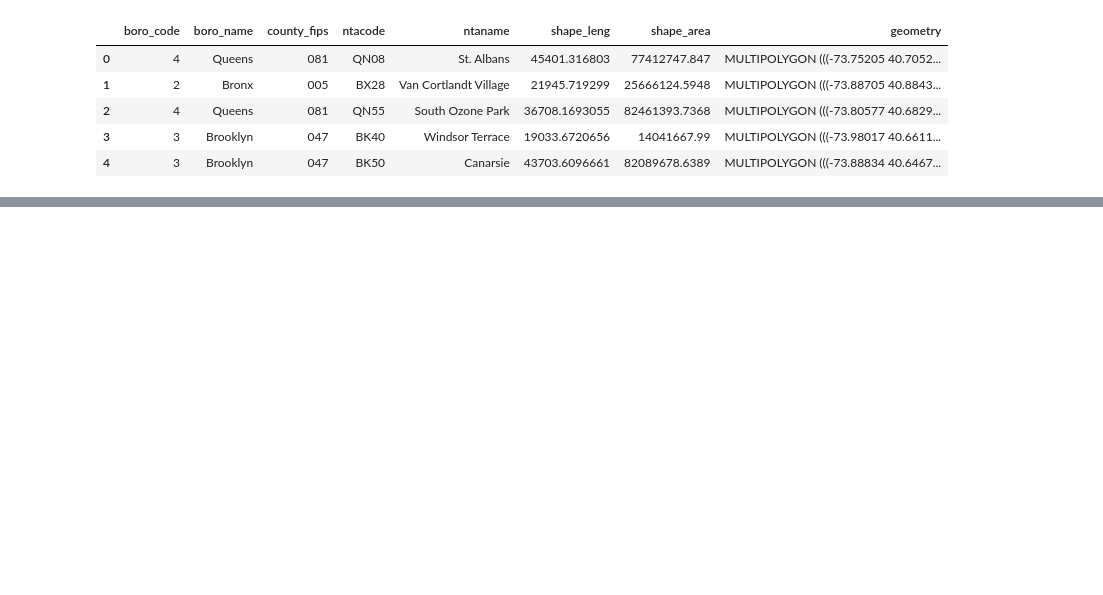
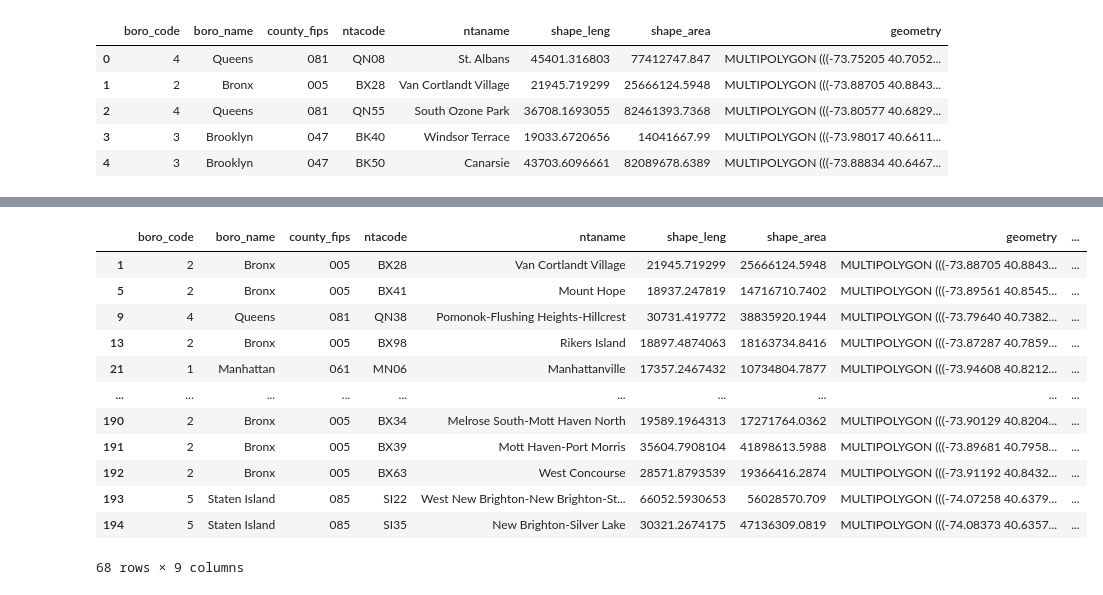
Before and after one commit to emj1020/applied_data_science_final_project, a Jupyter notebook: Scripts/02_NTA_StreetEasy_Neighborhoods.ipynb, the cells around one changed output, grey strips where cells are left out. Cells and saved outputs as stored; diff of their text form; code cells hidden in the pictures; blank space fills up the shorter version.

```diff
--- a/Scripts/02_NTA_StreetEasy_Neighborhoods.ipynb
+++ b/Scripts/02_NTA_StreetEasy_Neighborhoods.ipynb
@@ -121,0 +335,9 @@ for neighborhood in neighborhoods:
+# %%
+# Create a set of the filtered neighborhoods
+filtered_neigh = set(neigh_salesprice.index.unique().tolist())
+
+# Find the keys in the dictionary whose values are not in the filtered set
+not_in_filtered = [key for key, value in nta_neigh_dict.items() if not set(value).issubset(filtered_neigh)]
+
+# Print the result
+print(not_in_filtered)
@@ -279,0 +409,16 @@ nta_nyc[nta_nyc['boro_name']== 'Staten Island']
+# %%
+nta_nyc[nta_nyc['streeteasy_neighborhoods'].isna()]
+# %% [output]
+|  | boro_code | boro_name | county_fips | ntacode | ntaname | shape_leng | shape_area | geometry | ... |
+| 1 | 2 | Bronx | 005 | BX28 | Van Cortlandt Village | 21945.719299 | 25666124.5948 | MULTIPOLYGON (((-73.88705 40.8843... | ... |
+| 5 | 2 | Bronx | 005 | BX41 | Mount Hope | 18937.247819 | 14716710.7402 | MULTIPOLYGON (((-73.89561 40.8545... | ... |
+| 9 | 4 | Queens | 081 | QN38 | Pomonok-Flushing Heights-Hillcrest | 30731.419772 | 38835920.1944 | MULTIPOLYGON (((-73.79640 40.7382... | ... |
+| 13 | 2 | Bronx | 005 | BX98 | Rikers Island | 18897.4874063 | 18163734.8416 | MULTIPOLYGON (((-73.87287 40.7859... | ... |
+| 21 | 1 | Manhattan | 061 | MN06 | Manhattanville | 17357.2467432 | 10734804.7877 | MULTIPOLYGON (((-73.94608 40.8212... | ... |
+| ... | ... | ... | ... | ... | ... | ... | ... | ... | ... |
+| 190 | 2 | Bronx | 005 | BX34 | Melrose South-Mott Haven North | 19589.1964313 | 17271764.0362 | MULTIPOLYGON (((-73.90129 40.8204... | ... |
+| 191 | 2 | Bronx | 005 | BX39 | Mott Haven-Port Morris | 35604.7908104 | 41898613.5988 | MULTIPOLYGON (((-73.89681 40.7958... | ... |
+| 192 | 2 | Bronx | 005 | BX63 | West Concourse | 28571.8793539 | 19366416.2874 | MULTIPOLYGON (((-73.91192 40.8432... | ... |
+| 193 | 5 | Staten Island | 085 | SI22 | West New Brighton-New Brighton-St... | 66052.5930653 | 56028570.709 | MULTIPOLYGON (((-74.07258 40.6379... | ... |
+| 194 | 5 | Staten Island | 085 | SI35 | New Brighton-Silver Lake | 30321.2674175 | 47136309.0819 | MULTIPOLYGON (((-74.08373 40.6357... | ... |
+68 rows × 9 columns
```
Also changed, not shown: parts of 43 cells of this notebook, 2 other files.
